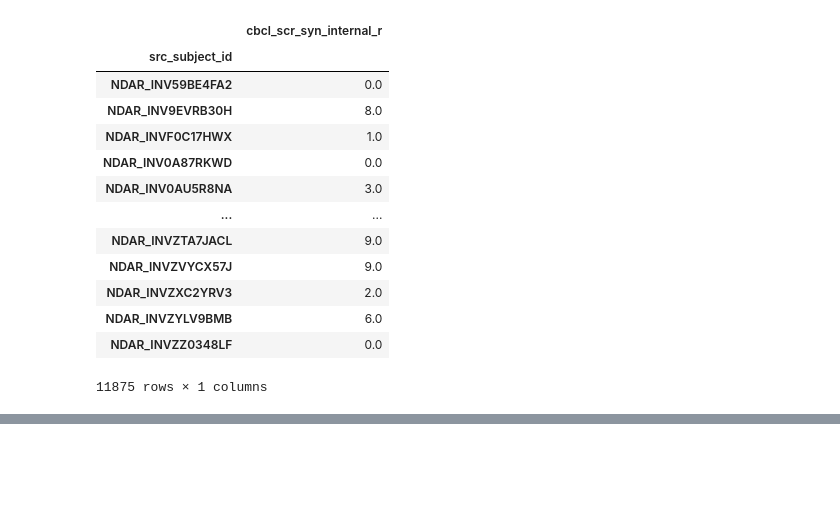
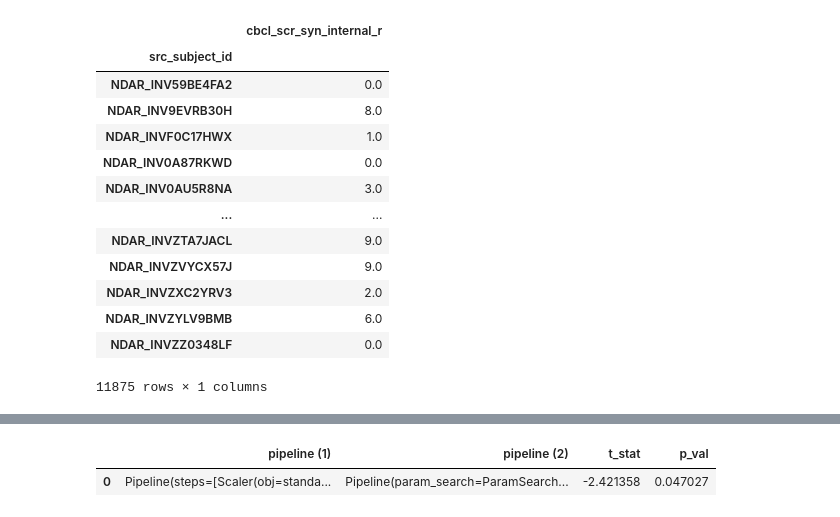
Before and after one commit to ydk818/ABCD_Internalizing, a Jupyter notebook: internalizing-followup1.ipynb, the cells around one changed output, grey strips where cells are left out. Cells and saved outputs as stored; diff of their text form; code cells hidden in the pictures; blank space fills up the shorter version.

```diff
--- a/internalizing-followup1.ipynb
+++ b/internalizing-followup1.ipynb
@@ -1031,8 +822,0 @@ ProblemSpec(n_jobs=8, problem_type='regression', random_state=51,
-# %%
-### elastic internalizing cov only
-results = bp.evaluate(pipeline=pipe,
-                      dataset=data,
-                      problem_spec=spec,
-                      subjects='train', # This line is important! It says we only want to evaluate on the train set
-                      cv=4)
-results
@@ -1076,8 +822,0 @@ ProblemSpec(n_jobs=8, problem_type='regression', random_state=51,
-# %%
-### elastic internalizing dti only
-results = bp.evaluate(pipeline=pipe,
-                      dataset=data,
-                      problem_spec=spec,
-                      subjects='train', # This line is important! It says we only want to evaluate on the train set
-                      cv=4)
-results
@@ -1121,8 +822,0 @@ ProblemSpec(n_jobs=8, problem_type='regression', random_state=51,
-# %%
-### elastic internalizing dti
-results = bp.evaluate(pipeline=pipe,
-                      dataset=data,
-                      problem_spec=spec,
-                      subjects='train', # This line is important! It says we only want to evaluate on the train set
-                      cv=4)
-results
@@ -1166,8 +822,0 @@ ProblemSpec(n_jobs=8, problem_type='regression', random_state=51,
-# %%
-### elastic internalizing
-results = bp.evaluate(pipeline=pipe,
-                      dataset=data,
-                      problem_spec=spec,
-                      subjects='train', # This line is important! It says we only want to evaluate on the train set
-                      cv=4)
-results
@@ -1253,0 +823,5 @@ array([ 0,  1,  2,  3,  4,  5,  6,  7,  8,  9, 10, 11, 12, 13, 14, 15, 16,
+# %%
+results.pairwise_t_stats(metric='r2')
+# %% [output]
+|  | pipeline (1) | pipeline (2) | t_stat | p_val |
+| 0 | Pipeline(steps=[Scaler(obj=standa... | Pipeline(param_search=ParamSearch... | -2.421358 | 0.047027 |
```
Also changed, not shown: parts of 35 cells of this notebook.
